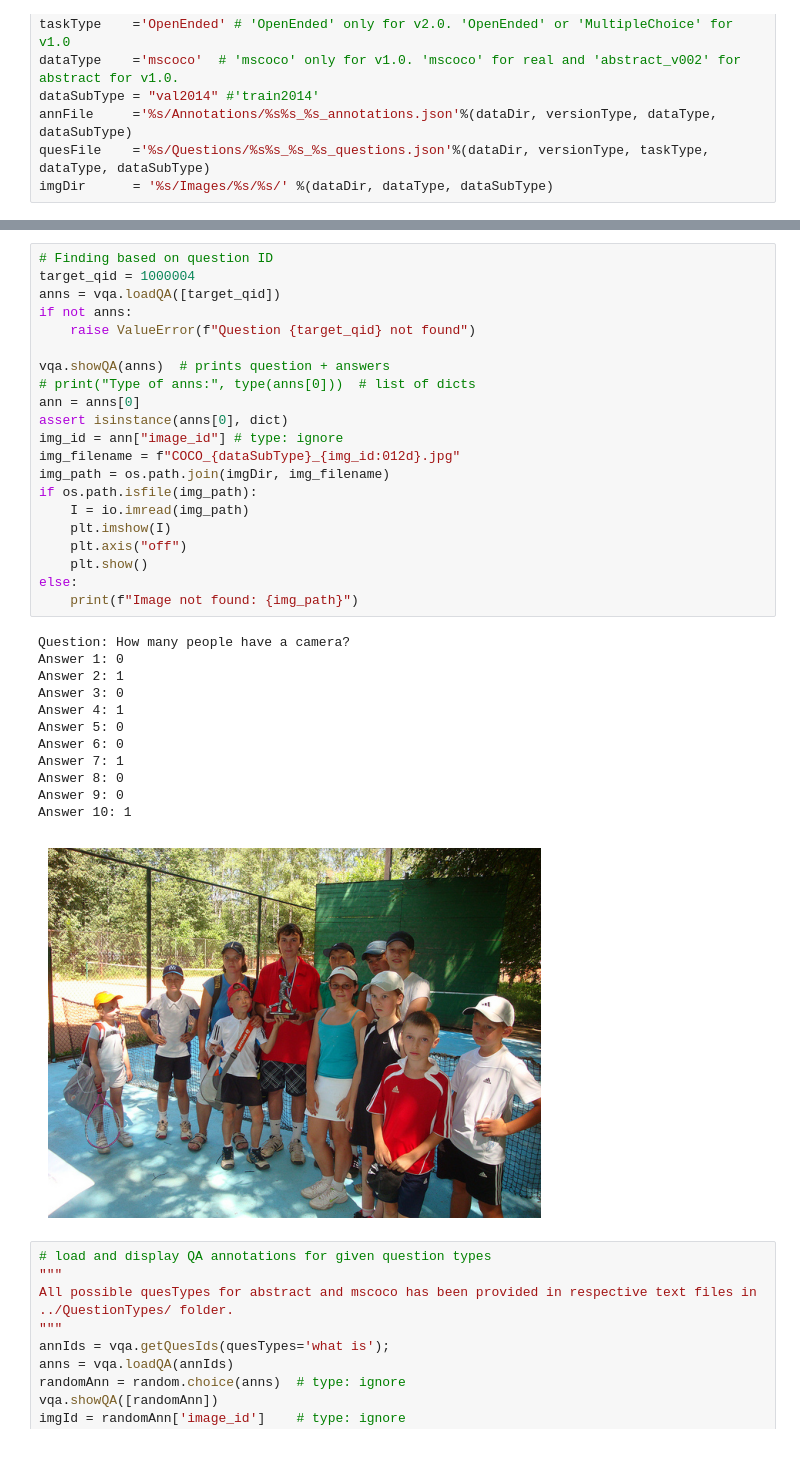
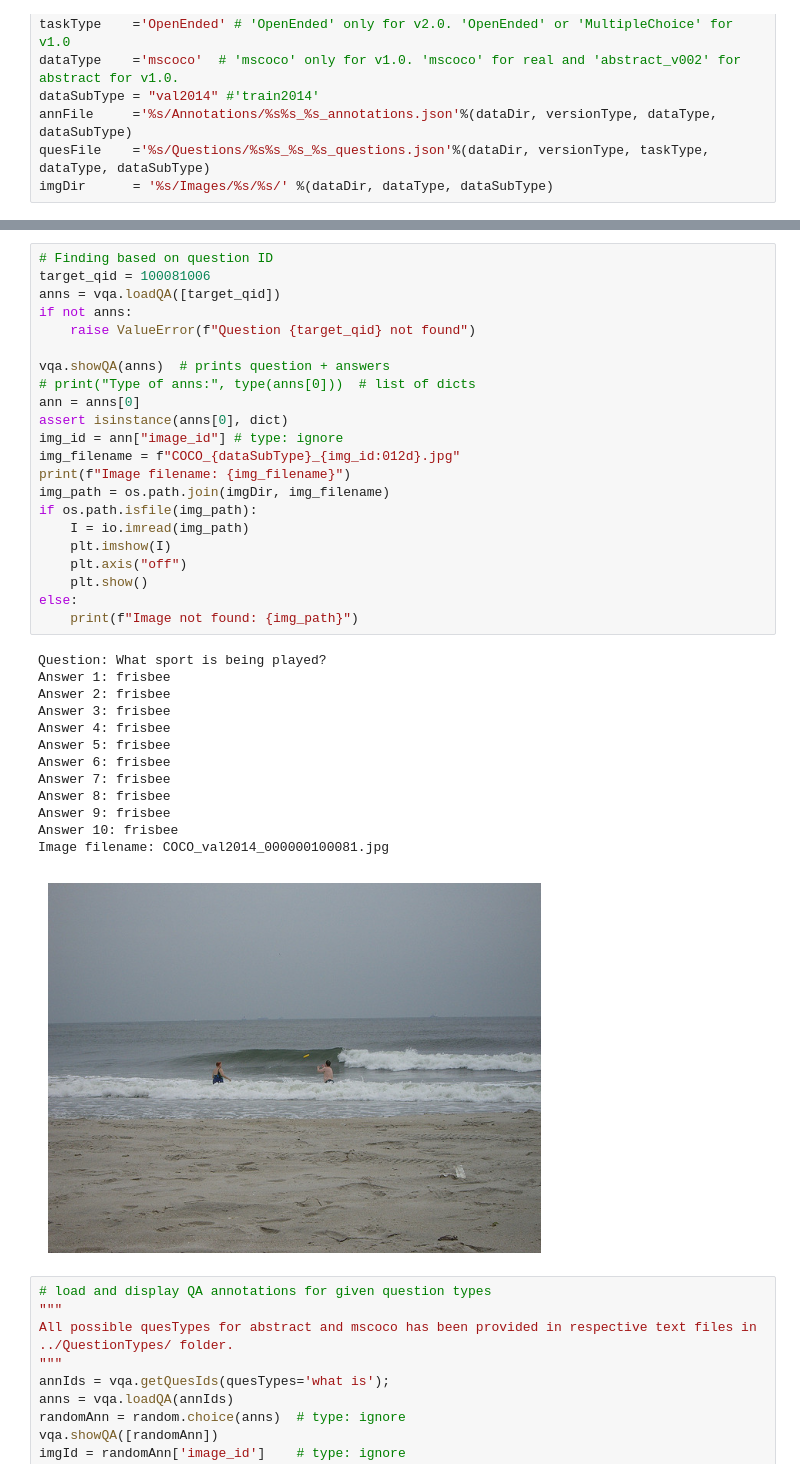
Before and after one commit to nandandevinagara/thesis_exploration, a Jupyter notebook: vlm_foveation/datasets/VQA_MHUG/vqa_dataset_apis.ipynb, the cells around one changed output, grey strips where cells are left out. Cells and saved outputs as stored; diff of their text form.

```diff
--- a/vlm_foveation/datasets/VQA_MHUG/vqa_dataset_apis.ipynb
+++ b/vlm_foveation/datasets/VQA_MHUG/vqa_dataset_apis.ipynb
@@ -24,38 +24,40 @@ creating index...
 index created!
 # %%
 # Finding based on question ID
-target_qid = 1000004
+target_qid = 100081006
 anns = vqa.loadQA([target_qid])
 if not anns:
 	raise ValueError(f"Question {target_qid} not found")
 
 vqa.showQA(anns)  # prints question + answers
 # print("Type of anns:", type(anns[0]))  # list of dicts
 ann = anns[0]
 assert isinstance(anns[0], dict)
 img_id = ann["image_id"] # type: ignore
 img_filename = f"COCO_{dataSubType}_{img_id:012d}.jpg"
+print(f"Image filename: {img_filename}")
 img_path = os.path.join(imgDir, img_filename)
 if os.path.isfile(img_path):
     I = io.imread(img_path)
     plt.imshow(I)
     plt.axis("off")
     plt.show()
 else:
     print(f"Image not found: {img_path}")
 # %% [output]
-Question: How many people have a camera?
-Answer 1: 0
-Answer 2: 1
-Answer 3: 0
-Answer 4: 1
-Answer 5: 0
-Answer 6: 0
-Answer 7: 1
-Answer 8: 0
-Answer 9: 0
-Answer 10: 1
+Question: What sport is being played?
+Answer 1: frisbee
+Answer 2: frisbee
+Answer 3: frisbee
+Answer 4: frisbee
+Answer 5: frisbee
+Answer 6: frisbee
+Answer 7: frisbee
+Answer 8: frisbee
+Answer 9: frisbee
+Answer 10: frisbee
+Image filename: COCO_val2014_000000100081.jpg
-[figure, old version]
+[figure, new version]
 # %%
 # load and display QA annotations for given question types
 """
```
Also changed, not shown: parts of 1 cell of this notebook, 2 other files.
